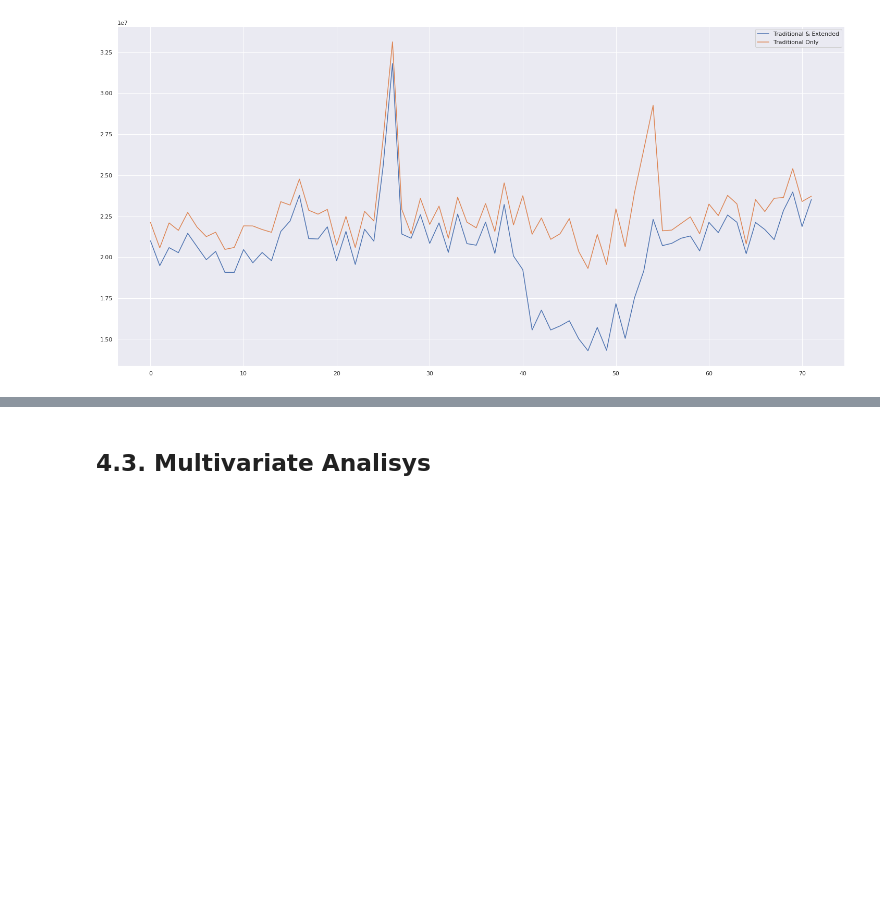
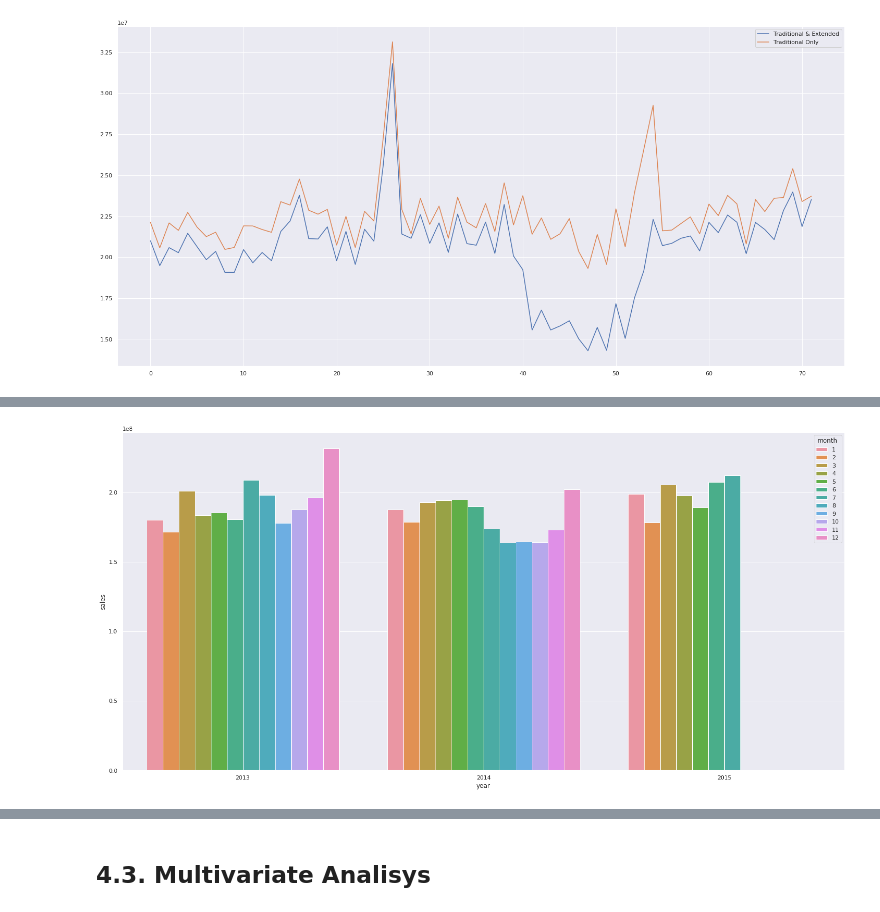
Before and after one commit to felipefvasconcelos/Rossman_Sales_Prediction, a Jupyter notebook: Modulo_04.ipynb, the cells around one changed output, grey strips where cells are left out. Saved outputs shown, nothing was run; the diff lists cells and outputs as text; code cells hidden in the pictures; blank space fills up the shorter version.

```diff
--- a/Modulo_04.ipynb
+++ b/Modulo_04.ipynb
@@ -545,0 +594,6 @@ ax.legend(labels=['Traditional & Extended', 'Traditional Only'])
+# %%
+aux1 = df4[['year', 'month', 'sales']].groupby(['year', 'month']).sum().reset_index() #erro na aula
+
+sns.barplot(x='year', y='sales', hue='month', data=aux1);
+# %% [output]
+[figure, added]
```
Also changed, not shown: parts of 13 cells of this notebook.
